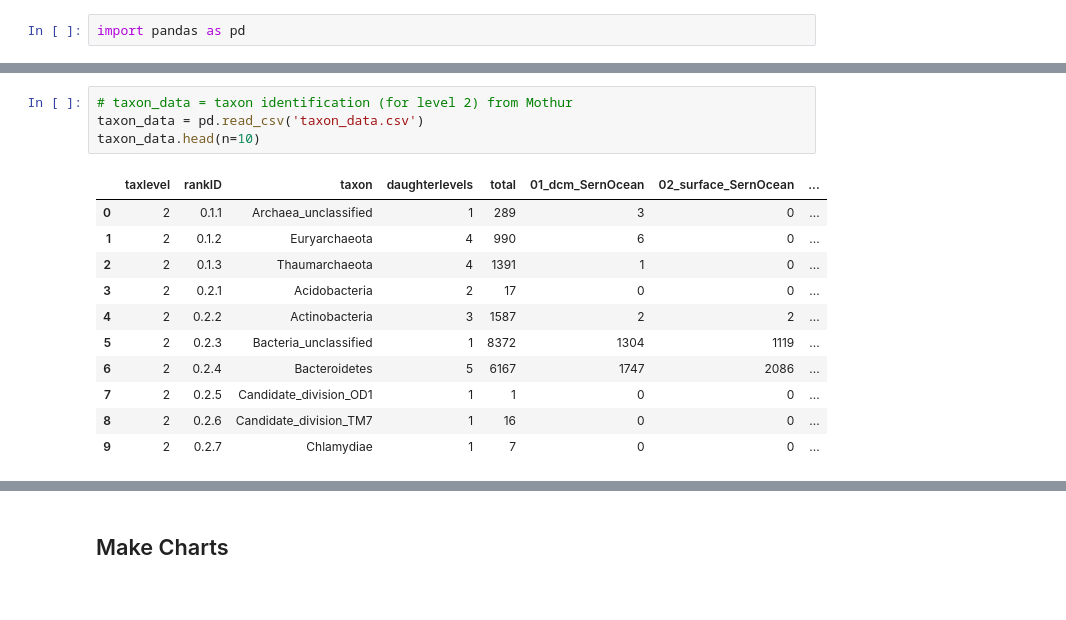
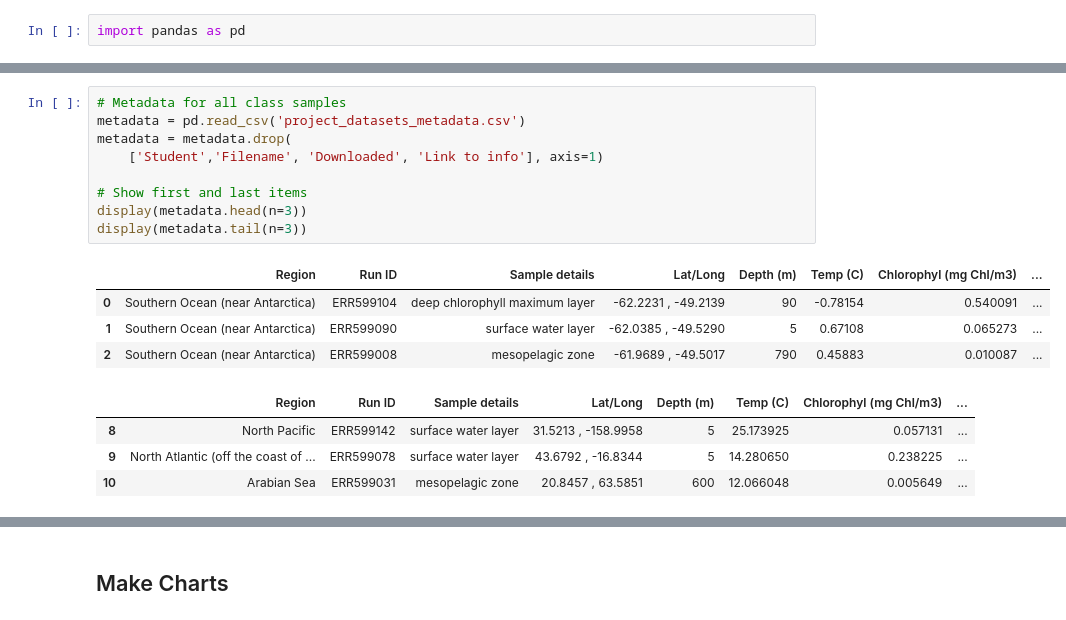
Before and after one commit to dustinmichels/biol338-genomics, a Jupyter notebook: lab-8/analysis/dustin_scatterplots.ipynb, the cells around one changed output, grey strips where cells are left out. Saved outputs shown, nothing was run; the diff lists cells and outputs as text.

```diff
--- a/lab-8/analysis/dustin_scatterplots.ipynb
+++ b/lab-8/analysis/dustin_scatterplots.ipynb
@@ -32,16 +17,18 @@ display(sample_data)
-# %%
-# taxon_data = taxon identification (for level 2) from Mothur
-taxon_data = pd.read_csv('taxon_data.csv')
-taxon_data.head(n=10)
-# %% [output]
-|  | taxlevel | rankID | taxon | daughterlevels | total | 01_dcm_SernOcean | 02_surface_SernOcean | ... |
-| 0 | 2 | 0.1.1 | Archaea_unclassified | 1 | 289 | 3 | 0 | ... |
-| 1 | 2 | 0.1.2 | Euryarchaeota | 4 | 990 | 6 | 0 | ... |
-| 2 | 2 | 0.1.3 | Thaumarchaeota | 4 | 1391 | 1 | 0 | ... |
-| 3 | 2 | 0.2.1 | Acidobacteria | 2 | 17 | 0 | 0 | ... |
-| 4 | 2 | 0.2.2 | Actinobacteria | 3 | 1587 | 2 | 2 | ... |
-| 5 | 2 | 0.2.3 | Bacteria_unclassified | 1 | 8372 | 1304 | 1119 | ... |
-| 6 | 2 | 0.2.4 | Bacteroidetes | 5 | 6167 | 1747 | 2086 | ... |
-| 7 | 2 | 0.2.5 | Candidate_division_OD1 | 1 | 1 | 0 | 0 | ... |
-| 8 | 2 | 0.2.6 | Candidate_division_TM7 | 1 | 16 | 0 | 0 | ... |
-| 9 | 2 | 0.2.7 | Chlamydiae | 1 | 7 | 0 | 0 | ... |
+# %%
+# Metadata for all class samples
+metadata = pd.read_csv('project_datasets_metadata.csv')
+metadata = metadata.drop(
+    ['Student','Filename', 'Downloaded', 'Link to info'], axis=1)
+
+# Show first and last items
+display(metadata.head(n=3))
+display(metadata.tail(n=3))
+# %% [output]
+|  | Region | Run ID | Sample details | Lat/Long | Depth (m) | Temp (C) | Chlorophyl (mg Chl/m3) | ... |
+| 0 | Southern Ocean (near Antarctica) | ERR599104 | deep chlorophyll maximum layer | -62.2231 , -49.2139 | 90 | -0.78154 | 0.540091 | ... |
+| 1 | Southern Ocean (near Antarctica) | ERR599090 | surface water layer | -62.0385 , -49.5290 | 5 | 0.67108 | 0.065273 | ... |
+| 2 | Southern Ocean (near Antarctica) | ERR599008 | mesopelagic zone | -61.9689 , -49.5017 | 790 | 0.45883 | 0.010087 | ... |
+|  | Region | Run ID | Sample details | Lat/Long | Depth (m) | Temp (C) | Chlorophyl (mg Chl/m3) | ... |
+| 8 | North Pacific | ERR599142 | surface water layer | 31.5213 , -158.9958 | 5 | 25.173925 | 0.057131 | ... |
+| 9 | North Atlantic (off the coast of ... | ERR599078 | surface water layer | 43.6792 , -16.8344 | 5 | 14.280650 | 0.238225 | ... |
+| 10 | Arabian Sea | ERR599031 | mesopelagic zone | 20.8457 , 63.5851 | 600 | 12.066048 | 0.005649 | ... |
```
Also changed, not shown: parts of 12 cells of this notebook, 10 other files.
